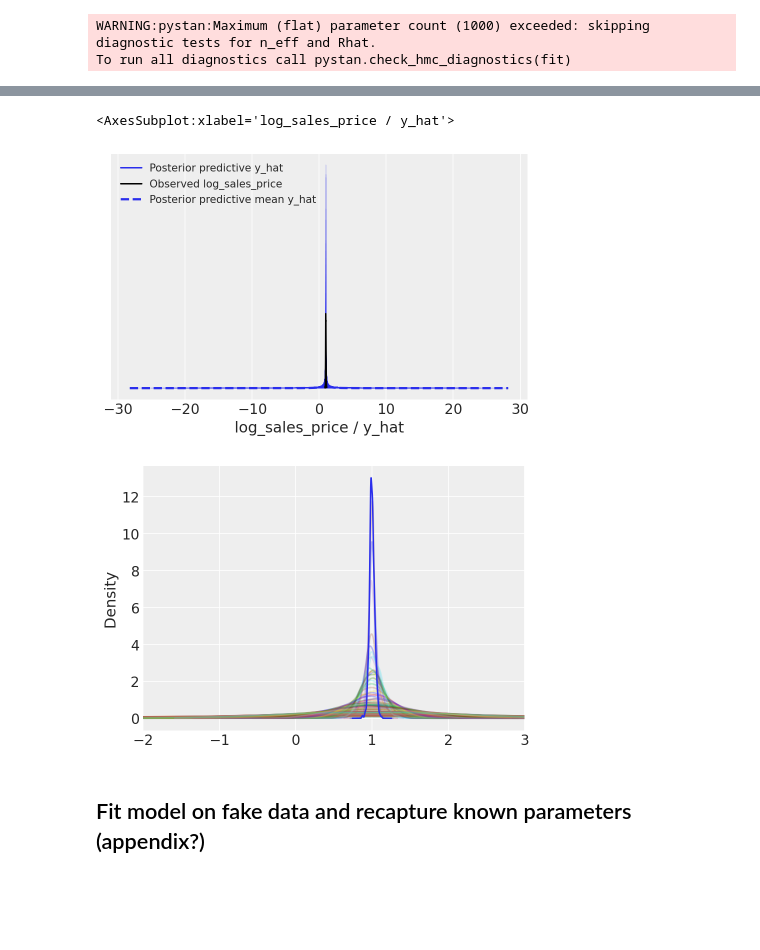
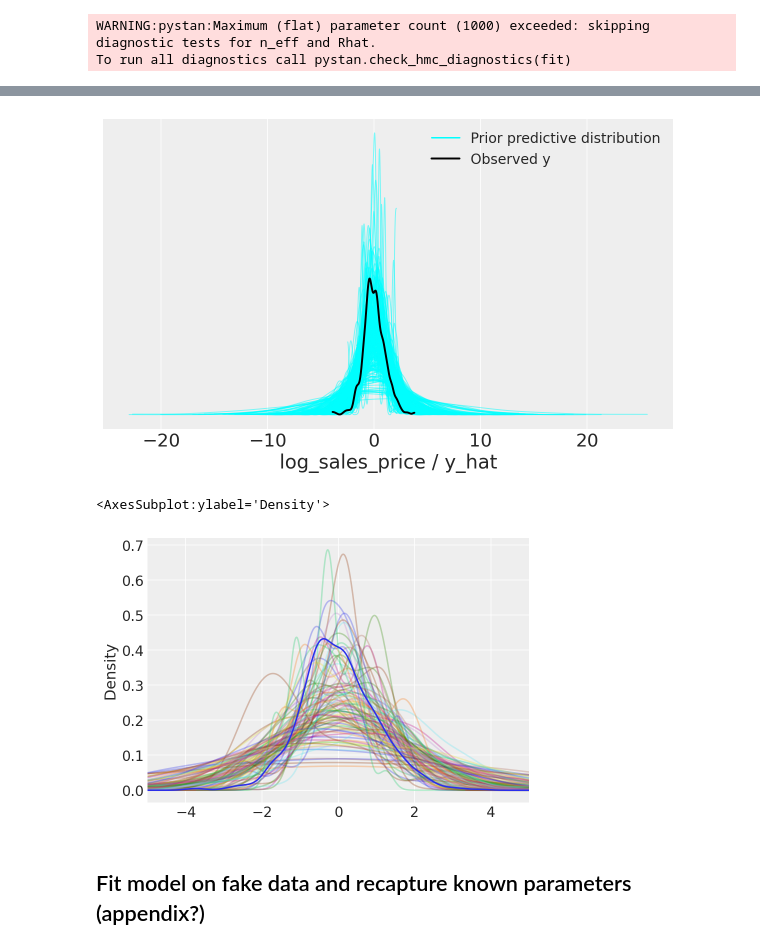
Before and after one commit to bennywee/house_prices_kaggle, a Jupyter notebook: notebooks/modelling_notebooks/dummy_variable_model.ipynb, the cells around one changed output, grey strips where cells are left out. Cells and saved outputs as stored; diff of their text form; code cells hidden in the pictures; blank space fills up the shorter version.

```diff
--- a/notebooks/modelling_notebooks/dummy_variable_model.ipynb
+++ b/notebooks/modelling_notebooks/dummy_variable_model.ipynb
@@ -40,7 +40,8 @@ test = df_full.loc[df_full['data_type'] == 'test'].copy()
 train['log_lot_area_z'] = (train[['log_lot_area']] - train[['log_lot_area']].mean()) / train[['log_lot_area']].std()
 
 # Scale target (train)
-train['log_sales_price_std'] = train['log_sales_price']/train['log_sales_price'].mean()
+#train['log_sales_price_std'] = train['log_sales_price']/train['log_sales_price'].mean()
+train['log_sales_price_std'] = (train[['log_sales_price']] - train[['log_sales_price']].mean()) / train[['log_sales_price']].std()
 
 # Center and scale predictor using training data mean and std
 test['log_lot_area_z'] = (test[['log_lot_area']] - train[['log_lot_area']].mean()) / train[['log_lot_area']].std()
@@ -56,3 +57,8 @@ INFO:pystan:COMPILING THE C++ CODE FOR MODEL anon_model_cc546eff90ebf051c247c29b
+# %%
+# Set parameters
+alpha_sd = 1
+beta_sd = 1
+sigma_sd = 1
 # %%
 npm_data_check = dict(N = len(train),
               log_sales_price = train['log_sales_price_std'],
@@ -62,8 +68,9 @@ npm_data_check = dict(N = len(train),
               N_test = len(test),
               log_lot_area_test = test['log_lot_area_z'],
               neighbourhood_test = test['neighbourhood'],
-              alpha_sd = 0.01,
-              beta_sd = 0.1,
+              alpha_sd = alpha_sd,
+              beta_sd = beta_sd,
+              sigma_sd = sigma_sd,
               run_estimation = 0)
 
 fit_npm_check = no_pooling_model.sampling(data=npm_data_check)
@@ -76,27 +107,40 @@ To run all diagnostics call pystan.check_hmc_diagnostics(fit)
 # %%
 npm_check_az = az.from_pystan(
     posterior=fit_npm_check,
     posterior_predictive="y_hat",
     observed_data="log_sales_price",
     log_likelihood='log_lik',
 )
 
-az.plot_ppc(data = npm_check_az, kind = 'kde', data_pairs = {'log_sales_price' : 'y_hat'})
+# Visualise prior predictive checks
+az.plot_ppc(data = npm_check_az,
+            kind = 'kde',
+            data_pairs = {'log_sales_price' : 'y_hat'},
+            legend = False,
+            color='cyan',
+            mean = False,
+            figsize=(8, 5),
+            alpha = 0.5,
+            num_pp_samples=300)
 
-#az.plot_trace(fit_model_check, var_names=["alpha_j", "beta", "sigma"], compact = True);
+#plt.xlim(0, 2)
+plt.legend(['Prior predictive distribution', 'Observed y']);
 # %% [output]
-<AxesSubplot:xlabel='log_sales_price / y_hat'>
-[figure, old version]
+[figure, new version]
 # %%
 fig, axes = plt.subplots(1,1)
 
 npm_df_check.filter(regex = 'y_hat').T.iloc[:, :100].plot.kde(alpha=0.3,
                                                         legend = False,
-                                                        xlim = (-2, 3),
+                                                        xlim = (-5, 5),
                                                         ax = axes);
 
 train['log_sales_price_std'].plot.kde(legend = False,
                              alpha = 1,
-                             ax = axes);
+                             ax = axes)
+
+#plt.vlines(x=train['log_sales_price_std'].min(), ymin=0, ymax=13,color='black', linestyles='dashed')
+#plt.vlines(x=train['log_sales_price_std'].max(), ymin=0, ymax=13,color='black', linestyles='dashed');
 # %% [output]
+<AxesSubplot:ylabel='Density'>
-[figure, old version]
+[figure, new version]
```
Also changed, not shown: parts of 22 cells of this notebook, 4 other files.
